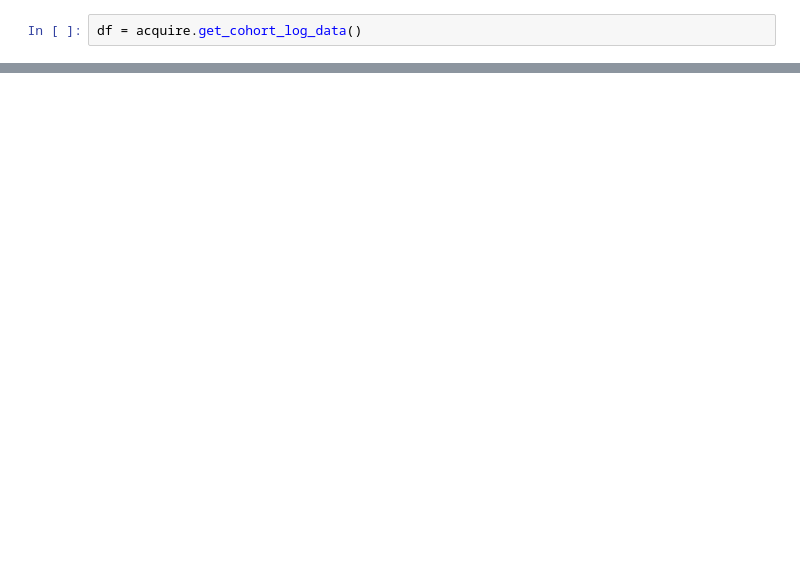
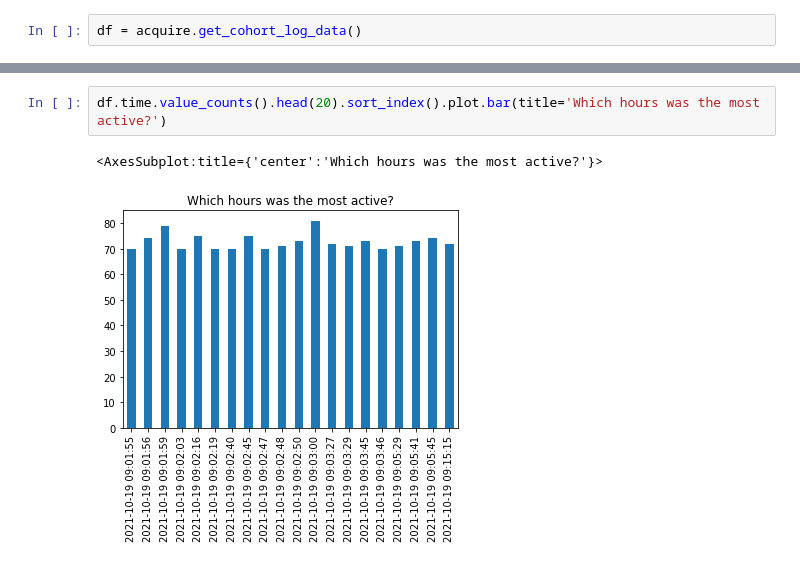
Before and after one commit to veronica-f-reyes/anomaly_detection_project, a Jupyter notebook: anomaly_detection_project.ipynb, the cells around one changed output, grey strips where cells are left out. Saved outputs shown, nothing was run; the diff lists cells and outputs as text; blank space fills up the shorter version.

```diff
--- a/anomaly_detection_project.ipynb
+++ b/anomaly_detection_project.ipynb
@@ -170,0 +317,5 @@ df.tail()
+# %%
+df.time.value_counts().head(20).sort_index().plot.bar(title='Which hours was the most active?')
+# %% [output]
+<AxesSubplot:title={'center':'Which hours was the most active?'}>
+[figure, added]
```
Also changed, not shown: parts of 42 cells of this notebook, 1 other file.
